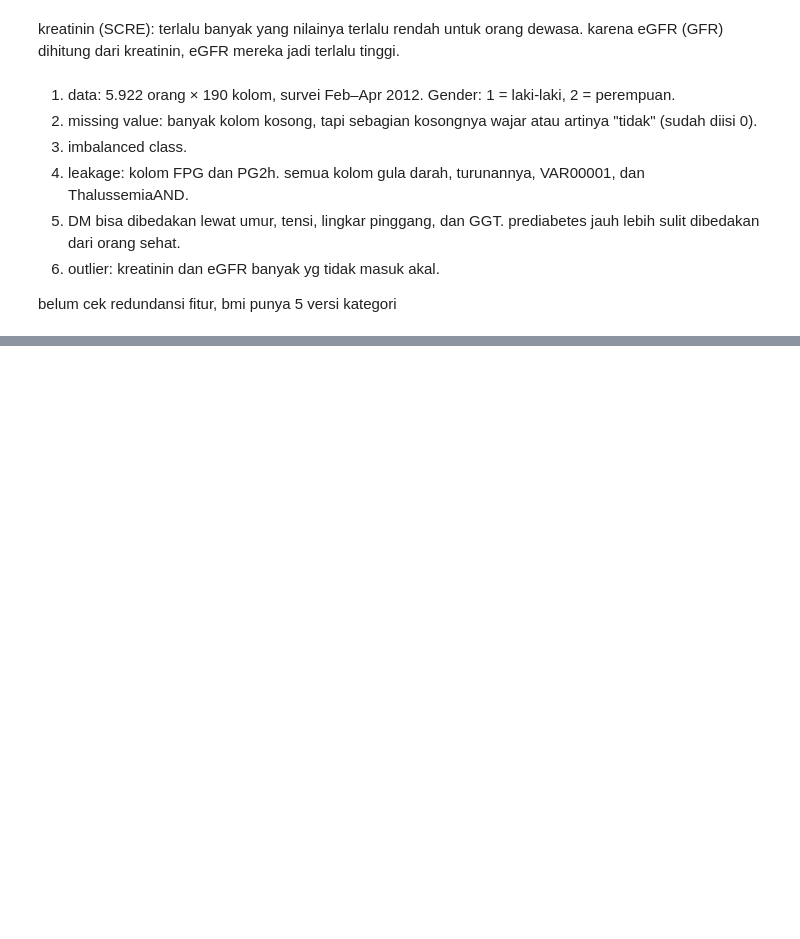
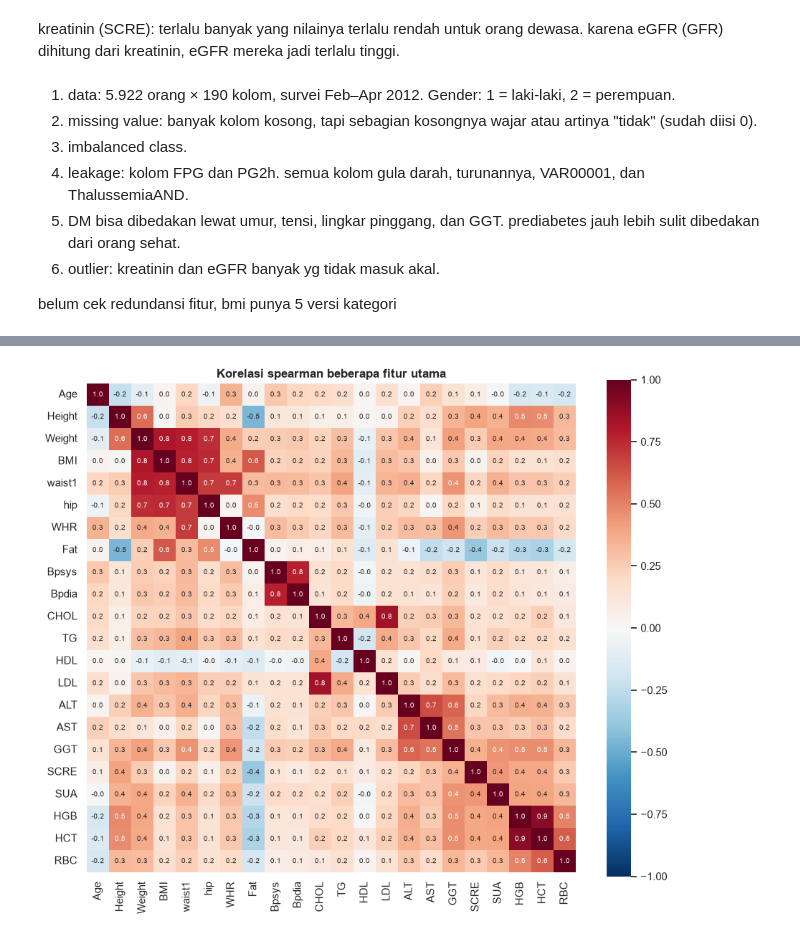
Before and after one commit to nabhylanr/diabetes-classification, a Jupyter notebook: eda-diabetes.ipynb, the cells around one changed output, grey strips where cells are left out. Cells and saved outputs as stored; diff of their text form; code cells hidden in the pictures; blank space fills up the shorter version.

```diff
--- a/eda-diabetes.ipynb
+++ b/eda-diabetes.ipynb
@@ -333,0 +364,13 @@ belum cek redundansi fitur, bmi punya 5 versi kategori
+# %%
+FITUR_KORELASI = ["Age", "Height", "Weight", "BMI", "waist1", "hip", "WHR", "Fat",
+                  "Bpsys", "Bpdia", "CHOL", "TG", "HDL", "LDL", "ALT", "AST", "GGT",
+                  "SCRE", "SUA", "HGB", "HCT", "RBC"]
+korelasi = df_scr[FITUR_KORELASI].corr(method="spearman")
+
+plt.figure(figsize=(11, 9))
+sns.heatmap(korelasi, cmap="RdBu_r", vmin=-1, vmax=1, center=0, annot=True, fmt=".1f",
+            annot_kws={"fontsize": 7}, square=True)
+plt.title("Korelasi spearman beberapa fitur utama")
+plt.show()
+# %% [output]
+[figure, added]
```
Also changed, not shown: parts of 14 cells of this notebook.
